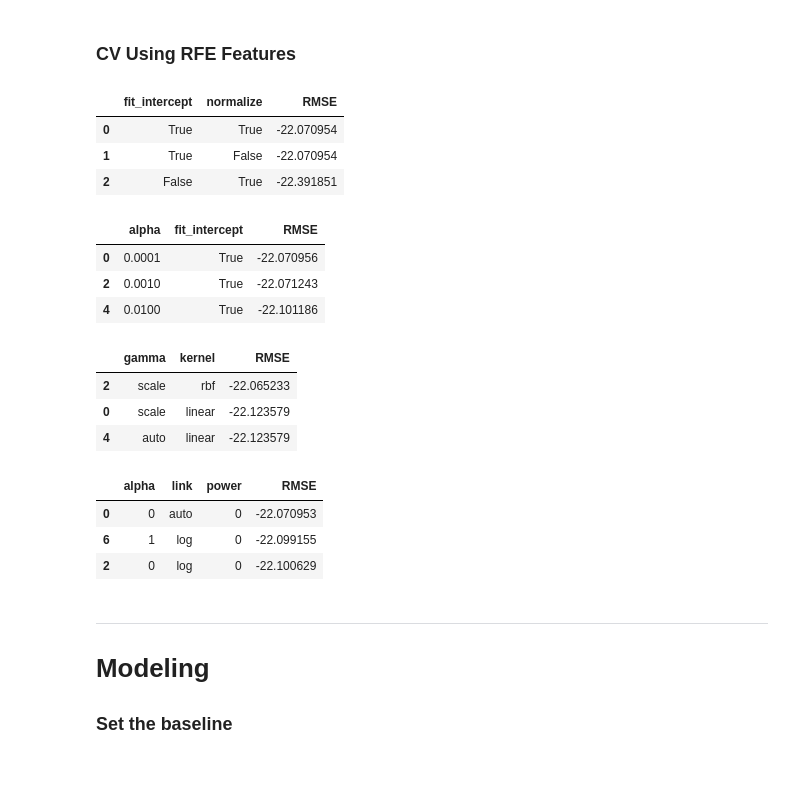
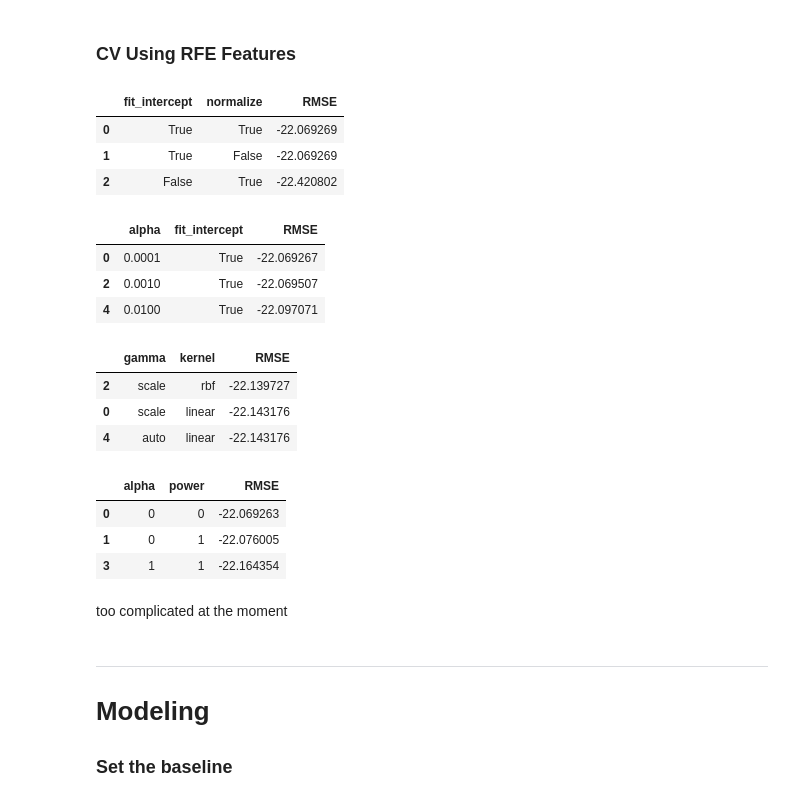
Before and after one commit to SpotiScryers/SpotiScry, a Jupyter notebook: brandon_modeling.ipynb, the cells around one changed output. Cells and saved outputs as stored; diff of their text form; code cells hidden in the pictures; blank space fills up the shorter version.

```diff
--- a/brandon_modeling.ipynb
+++ b/brandon_modeling.ipynb
@@ -33,16 +33,17 @@ def modeling_prep():
     # adds new features, handles nulls, fixes data types,
     # set the index to track_id, and fixes the tempo feature
     df = prepare_df(df)
-
+    df = df.drop(columns='album')
     #encode album_type
-    album_dummies = pd.get_dummies(df.album_type, drop_first=True).astype('int')
+    album_dummies = pd.get_dummies(df.album_type, drop_first=False).astype('int')
     df = pd.concat([df, album_dummies], axis=1)
 
     # drop any columns that won't contribute to modeling
+
     df = df.drop(columns=['album_popularity','label', 'artist',
-                        'album', 'release_date', 'track_name', 'album_id', 'album_type',
+                        'release_date', 'track_name', 'album_id', 'album_type',
                         'release_year', 'release_month', 'release_day', 'duration_minutes',
-                        'duration_seconds', 'decade'])
+                        'duration_seconds', 'decade', 'is_top_billboard_label'])
     return df
 # %%
 df = modeling_prep()
@@ -188,9 +195,9 @@ lm = LinearRegression()
 crossval_GSCV(params, lm, X_tr_rfe, y_train).head(3)
 # %% [output]
 |  | fit_intercept | normalize | RMSE |
-| 0 | True | True | -22.070954 |
-| 1 | True | False | -22.070954 |
-| 2 | False | True | -22.391851 |
+| 0 | True | True | -22.069269 |
+| 1 | True | False | -22.069269 |
+| 2 | False | True | -22.420802 |
 # %%
 # LASSO + LARS
 params = {'fit_intercept': [True, False],
@@ -200,9 +207,9 @@ lars = LassoLars()
 crossval_GSCV(params, lars, X_tr_rfe, y_train).head(3)
 # %% [output]
 |  | alpha | fit_intercept | RMSE |
-| 0 | 0.0001 | True | -22.070956 |
-| 2 | 0.0010 | True | -22.071243 |
-| 4 | 0.0100 | True | -22.101186 |
+| 0 | 0.0001 | True | -22.069267 |
+| 2 | 0.0010 | True | -22.069507 |
+| 4 | 0.0100 | True | -22.097071 |
 # %%
 # Support Vector Regressor
 params = {'kernel': ['linear', 'poly', 'rbf', 'sigmoid'],
@@ -212,22 +219,23 @@ svr = SVR()
 crossval_GSCV(params, svr, X_tr_rfe, y_train).head(3)
 # %% [output]
 |  | gamma | kernel | RMSE |
-| 2 | scale | rbf | -22.065233 |
-| 0 | scale | linear | -22.123579 |
-| 4 | auto | linear | -22.123579 |
+| 2 | scale | rbf | -22.139727 |
+| 0 | scale | linear | -22.143176 |
+| 4 | auto | linear | -22.143176 |
 # %%
 # Genralized Linear Model with Tweedie Regressor
 params = {'power': [0, 1],
-          'alpha': [0, 1],
-          'link': ['auto', 'log']
+          'alpha': [0, 1]
          }
 glm = TweedieRegressor()
 crossval_GSCV(params, glm, X_tr_rfe, y_train).head(3)
 # %% [output]
-|  | alpha | link | power | RMSE |
-| 0 | 0 | auto | 0 | -22.070953 |
-| 6 | 1 | log | 0 | -22.099155 |
-| 2 | 0 | log | 0 | -22.100629 |
+|  | alpha | power | RMSE |
+| 0 | 0 | 0 | -22.069263 |
+| 1 | 0 | 1 | -22.076005 |
+| 3 | 1 | 1 | -22.164354 |
+# %% [markdown]
+too complicated at the moment
 # %% [markdown]
 ---
 # Modeling
```
Also changed, not shown: parts of 12 cells of this notebook.
